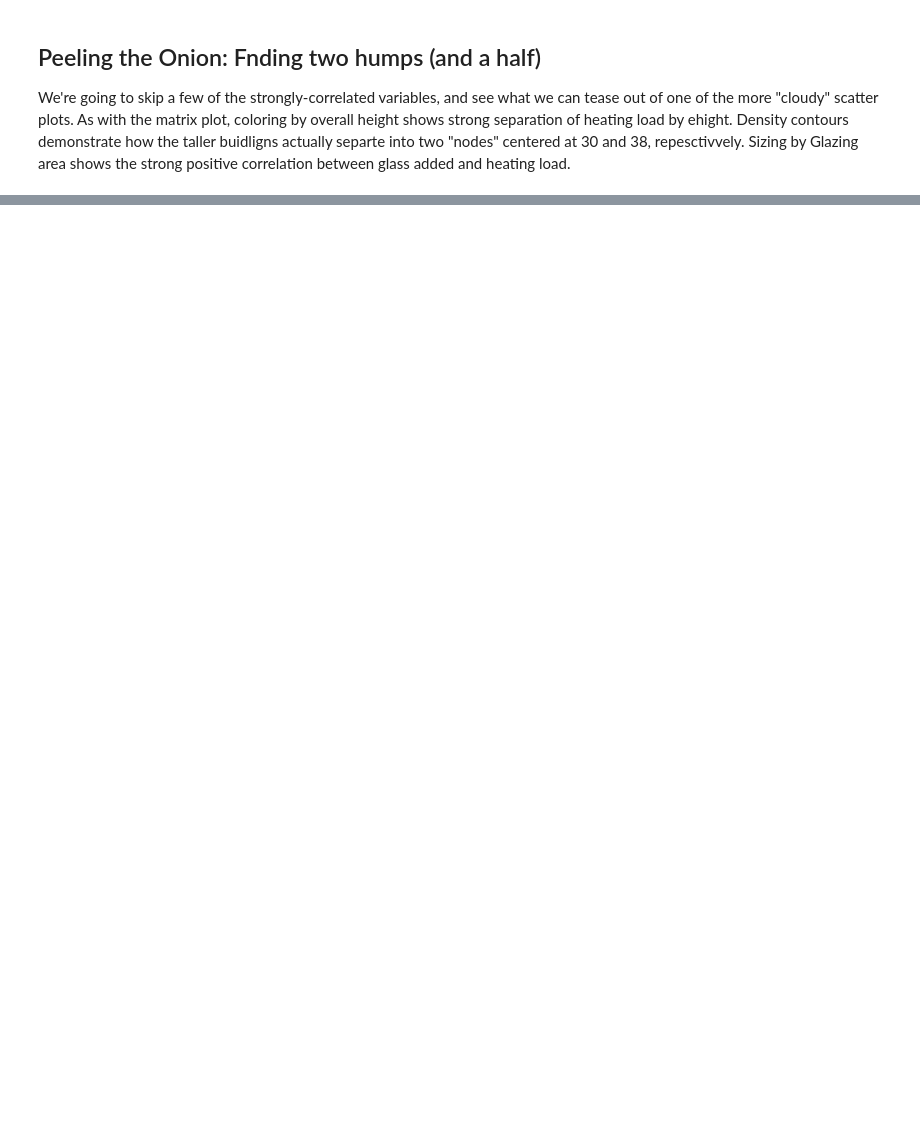
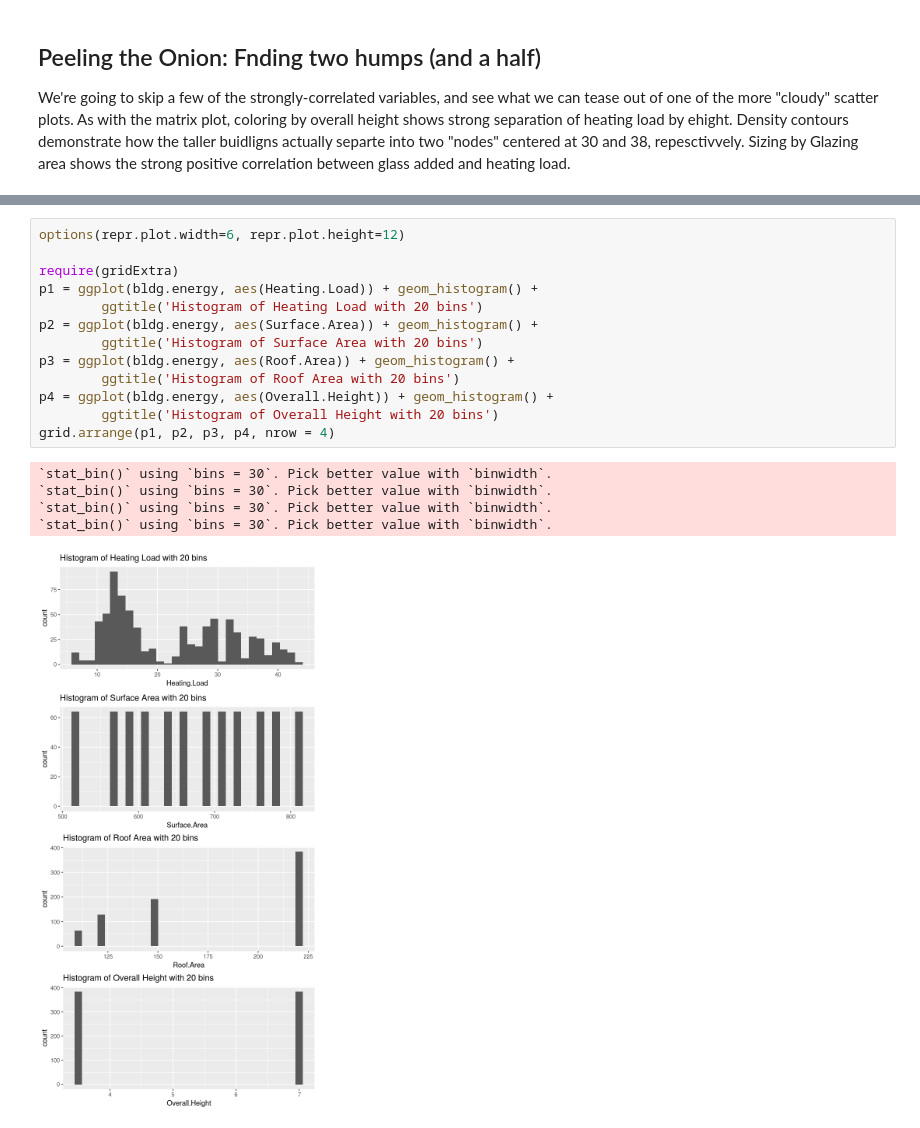
Before and after one commit to JingruWu10/UW_DataScience, a Jupyter notebook: Q2/HW01/HW01_Salemann.ipynb, the cells around one changed output, grey strips where cells are left out. Cells and saved outputs as stored; diff of their text form; blank space fills up the shorter version.

```diff
--- a/Q2/HW01/HW01_Salemann.ipynb
+++ b/Q2/HW01/HW01_Salemann.ipynb
@@ -108,0 +253,19 @@ Through visual investigatin, we've  been ablet to ....
+# %%
+options(repr.plot.width=6, repr.plot.height=12)
+
+require(gridExtra)
+p1 = ggplot(bldg.energy, aes(Heating.Load)) + geom_histogram() +
+        ggtitle('Histogram of Heating Load with 20 bins')
+p2 = ggplot(bldg.energy, aes(Surface.Area)) + geom_histogram() +
+        ggtitle('Histogram of Surface Area with 20 bins')
+p3 = ggplot(bldg.energy, aes(Roof.Area)) + geom_histogram() +
+        ggtitle('Histogram of Roof Area with 20 bins')
+p4 = ggplot(bldg.energy, aes(Overall.Height)) + geom_histogram() +
+        ggtitle('Histogram of Overall Height with 20 bins')
+grid.arrange(p1, p2, p3, p4, nrow = 4)
+# %% [output]
+`stat_bin()` using `bins = 30`. Pick better value with `binwidth`.
+`stat_bin()` using `bins = 30`. Pick better value with `binwidth`.
+`stat_bin()` using `bins = 30`. Pick better value with `binwidth`.
+`stat_bin()` using `bins = 30`. Pick better value with `binwidth`.
+[figure, added]
```
Also changed, not shown: parts of 39 cells of this notebook, 1 other file.
